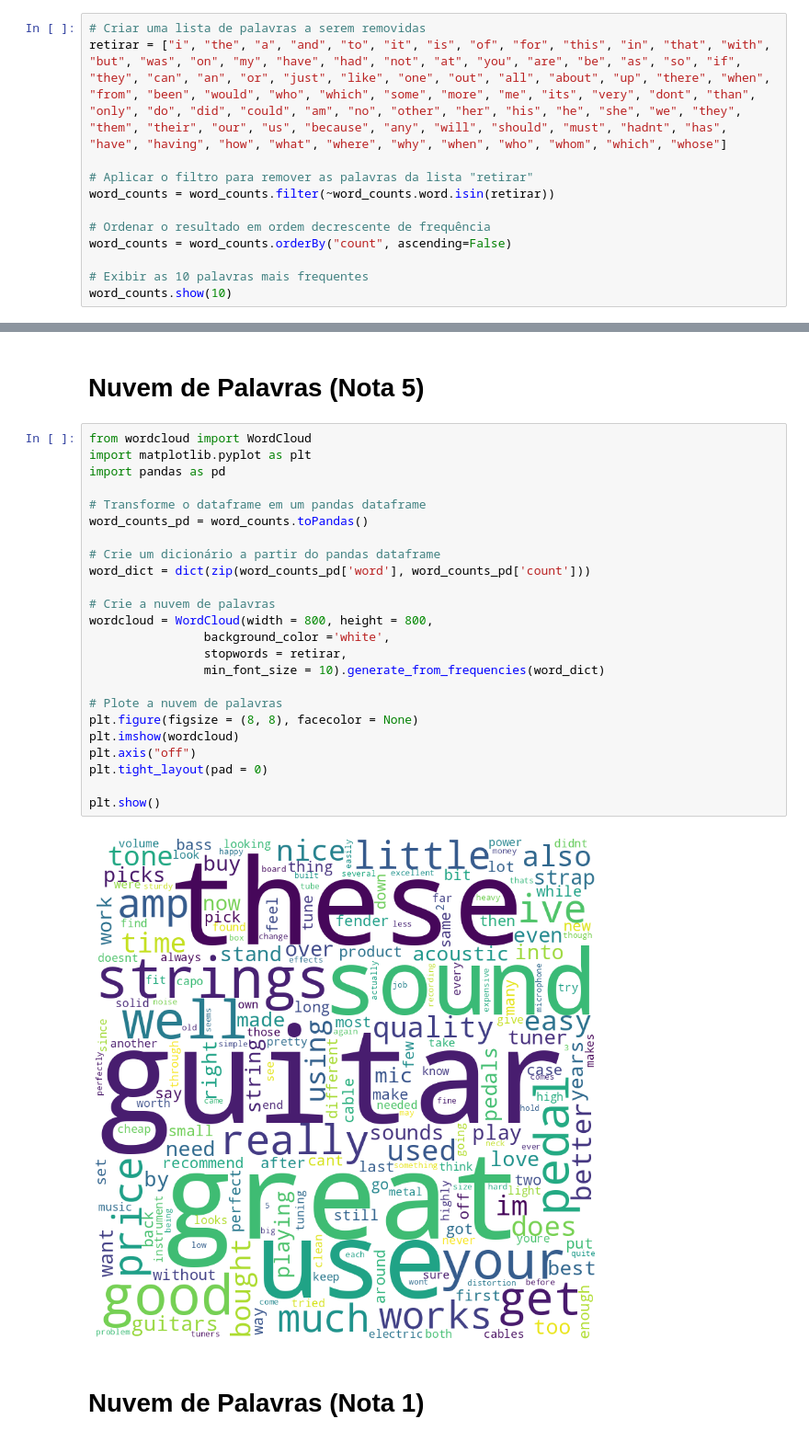
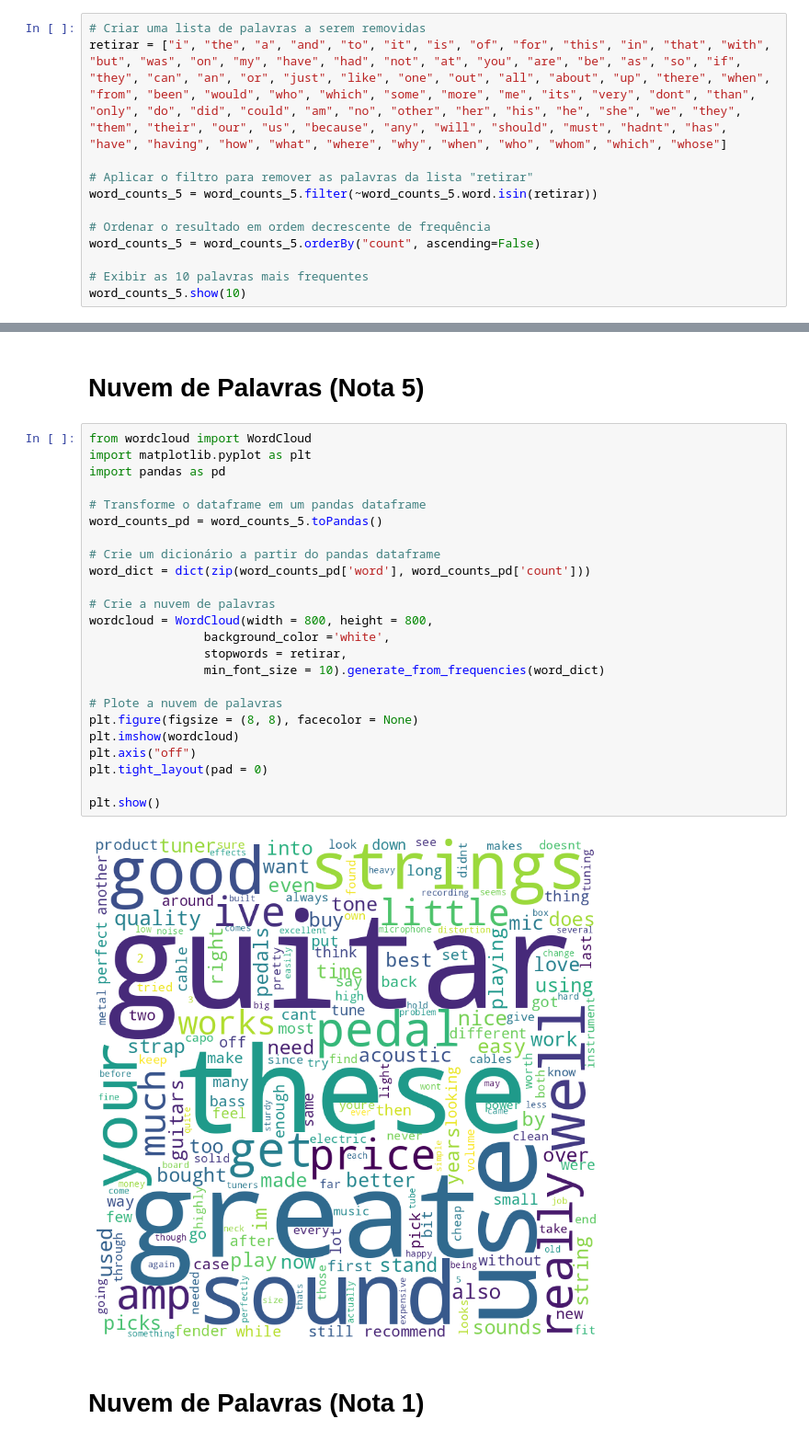
Before and after one commit to Igorps023/Amazon-Products-Review, a Jupyter notebook: ETL_Spark_SQL_V2.ipynb, the cells around one changed output, grey strips where cells are left out. Shown at 92% size. Cells and saved outputs as stored; diff of their text form.

```diff
--- a/ETL_Spark_SQL_V2.ipynb
+++ b/ETL_Spark_SQL_V2.ipynb
@@ -797,13 +804,13 @@ only showing top 10 rows
 retirar = ["i", "the", "a", "and", "to", "it", "is", "of", "for", "this", "in", "that", "with", "but", "was", "on", "my", "have", "had", "not", "at", "you", "are", "be", "as", "so", "if", "they", "can", "an", "or", "just", "like", "one", "out", "all", "about", "up", "there", "when", "from", "been", "would", "who", "which", "some", "more", "me", "its", "very", "dont", "than", "only", "do", "did", "could", "am", "no", "other", "her", "his", "he", "she", "we", "they", "them", "their", "our", "us", "because", "any", "will", "should", "must", "hadnt", "has", "have", "having", "how", "what", "where", "why", "when", "who", "whom", "which", "whose"]
 
 # Aplicar o filtro para remover as palavras da lista "retirar"
-word_counts = word_counts.filter(~word_counts.word.isin(retirar))
+word_counts_5 = word_counts_5.filter(~word_counts_5.word.isin(retirar))
 
 # Ordenar o resultado em ordem decrescente de frequência
-word_counts = word_counts.orderBy("count", ascending=False)
+word_counts_5 = word_counts_5.orderBy("count", ascending=False)
 
 # Exibir as 10 palavras mais frequentes
-word_counts.show(10)
+word_counts_5.show(10)
 # %% [output]
 +-------+-----+
 |   word|count|
@@ -825,29 +832,29 @@ only showing top 10 rows
 # %%
 from wordcloud import WordCloud
 import matplotlib.pyplot as plt
 import pandas as pd
 
 # Transforme o dataframe em um pandas dataframe
-word_counts_pd = word_counts.toPandas()
+word_counts_pd = word_counts_5.toPandas()
 
 # Crie um dicionário a partir do pandas dataframe
 word_dict = dict(zip(word_counts_pd['word'], word_counts_pd['count']))
 
 # Crie a nuvem de palavras
 wordcloud = WordCloud(width = 800, height = 800,
                 background_color ='white',
                 stopwords = retirar,
                 min_font_size = 10).generate_from_frequencies(word_dict)
 
 # Plote a nuvem de palavras
 plt.figure(figsize = (8, 8), facecolor = None)
 plt.imshow(wordcloud)
 plt.axis("off")
 plt.tight_layout(pad = 0)
 
 plt.show()
 # %% [output]
-[figure, old version]
+[figure, new version]
 # %% [markdown]
 # Nuvem de Palavras (Nota 1)
 # %%
```
Also changed, not shown: parts of 9 cells of this notebook.
